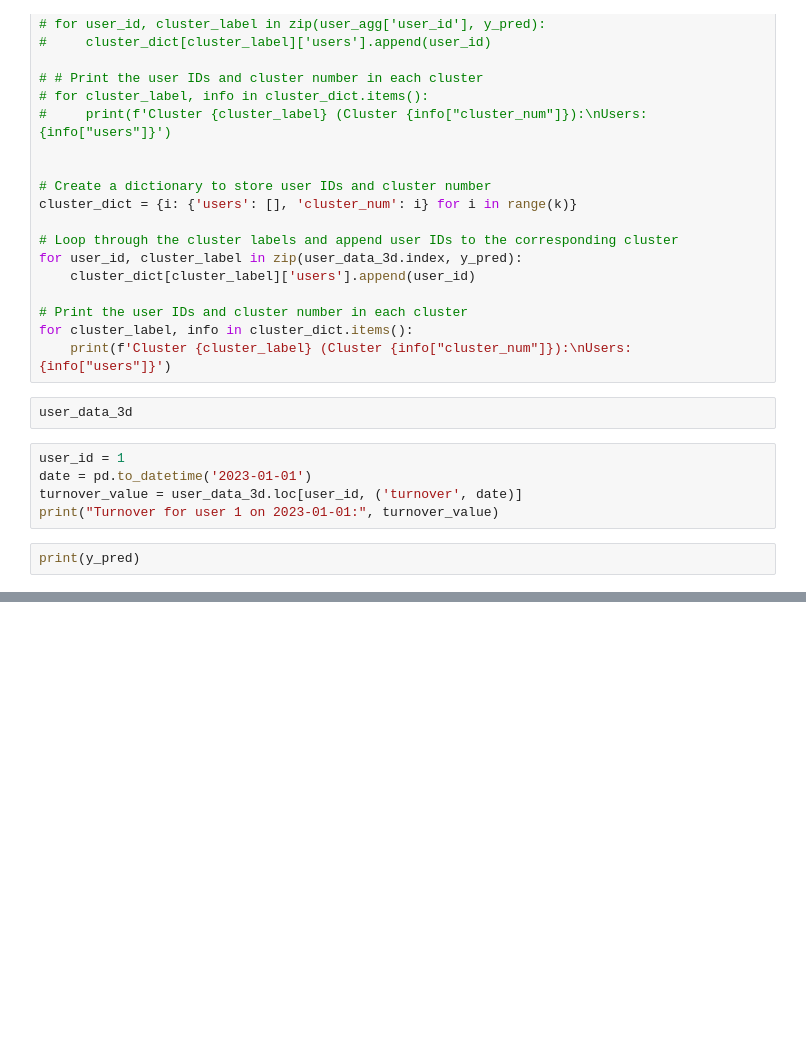
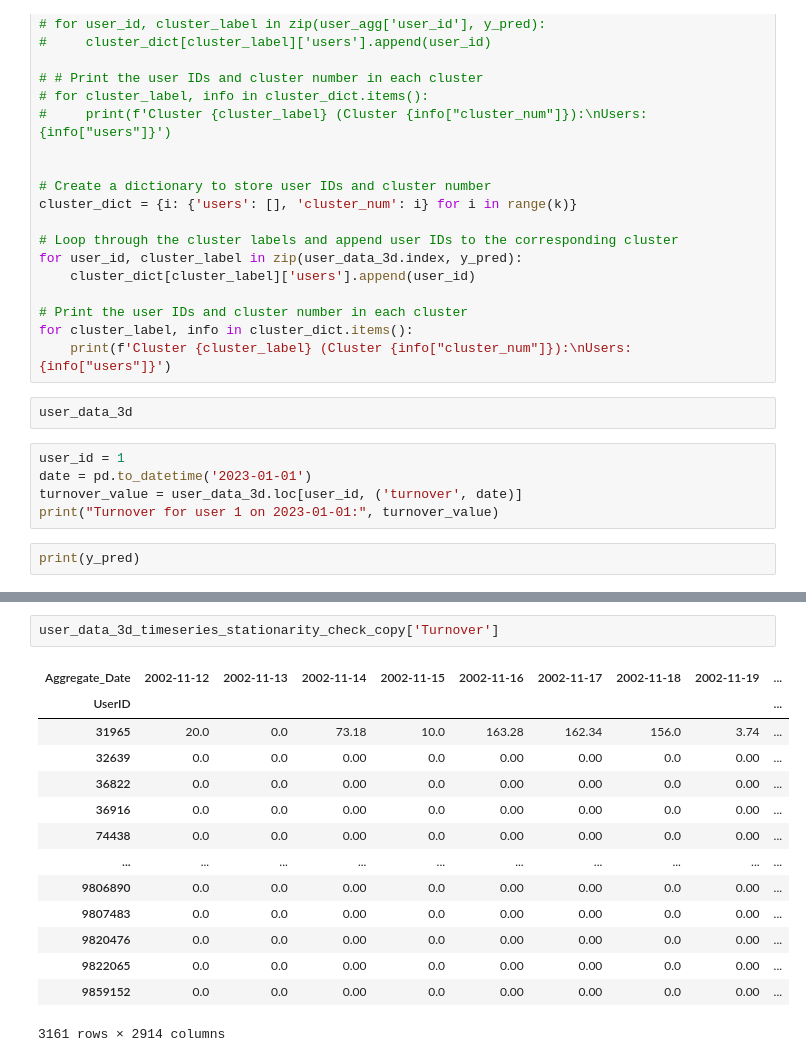
Before and after one commit to ramxbx/GamblingAddictionTimeSeriesPrediction, a Jupyter notebook: DatasetAnalysis.ipynb, the cells around one changed output, grey strips where cells are left out. Drawn from its saved outputs; the diff is of its cells as text; blank space fills up the shorter version.

```diff
--- a/DatasetAnalysis.ipynb
+++ b/DatasetAnalysis.ipynb
@@ -801,0 +988,17 @@ print(y_pred)
+# %%
+user_data_3d_timeseries_stationarity_check_copy['Turnover']
+# %% [output]
+| Aggregate_Date | 2002-11-12 | 2002-11-13 | 2002-11-14 | 2002-11-15 | 2002-11-16 | 2002-11-17 | 2002-11-18 | 2002-11-19 | ... |
+| UserID |  |  |  |  |  |  |  |  | ... |
+| 31965 | 20.0 | 0.0 | 73.18 | 10.0 | 163.28 | 162.34 | 156.0 | 3.74 | ... |
+| 32639 | 0.0 | 0.0 | 0.00 | 0.0 | 0.00 | 0.00 | 0.0 | 0.00 | ... |
+| 36822 | 0.0 | 0.0 | 0.00 | 0.0 | 0.00 | 0.00 | 0.0 | 0.00 | ... |
+| 36916 | 0.0 | 0.0 | 0.00 | 0.0 | 0.00 | 0.00 | 0.0 | 0.00 | ... |
+| 74438 | 0.0 | 0.0 | 0.00 | 0.0 | 0.00 | 0.00 | 0.0 | 0.00 | ... |
+| ... | ... | ... | ... | ... | ... | ... | ... | ... | ... |
+| 9806890 | 0.0 | 0.0 | 0.00 | 0.0 | 0.00 | 0.00 | 0.0 | 0.00 | ... |
+| 9807483 | 0.0 | 0.0 | 0.00 | 0.0 | 0.00 | 0.00 | 0.0 | 0.00 | ... |
+| 9820476 | 0.0 | 0.0 | 0.00 | 0.0 | 0.00 | 0.00 | 0.0 | 0.00 | ... |
+| 9822065 | 0.0 | 0.0 | 0.00 | 0.0 | 0.00 | 0.00 | 0.0 | 0.00 | ... |
+| 9859152 | 0.0 | 0.0 | 0.00 | 0.0 | 0.00 | 0.00 | 0.0 | 0.00 | ... |
+3161 rows × 2914 columns
```
Also changed, not shown: parts of 43 cells of this notebook.
